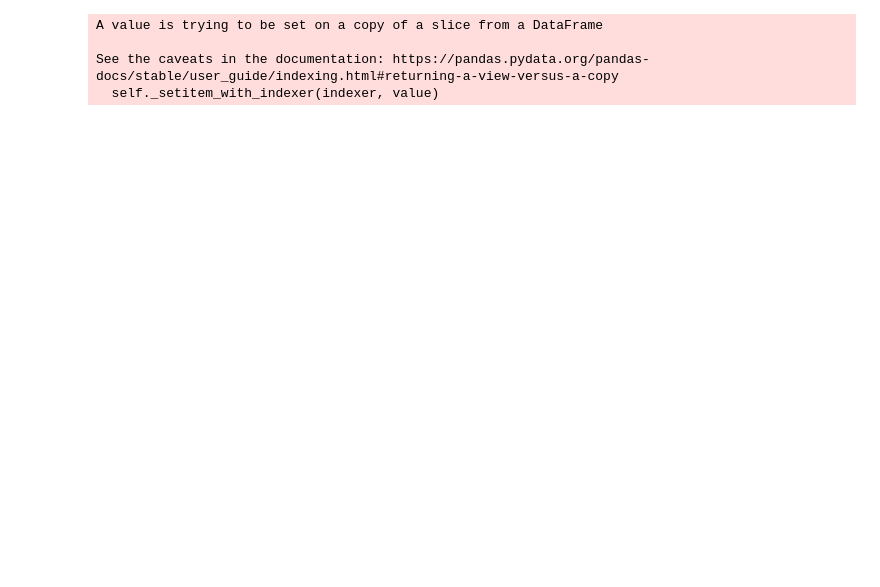
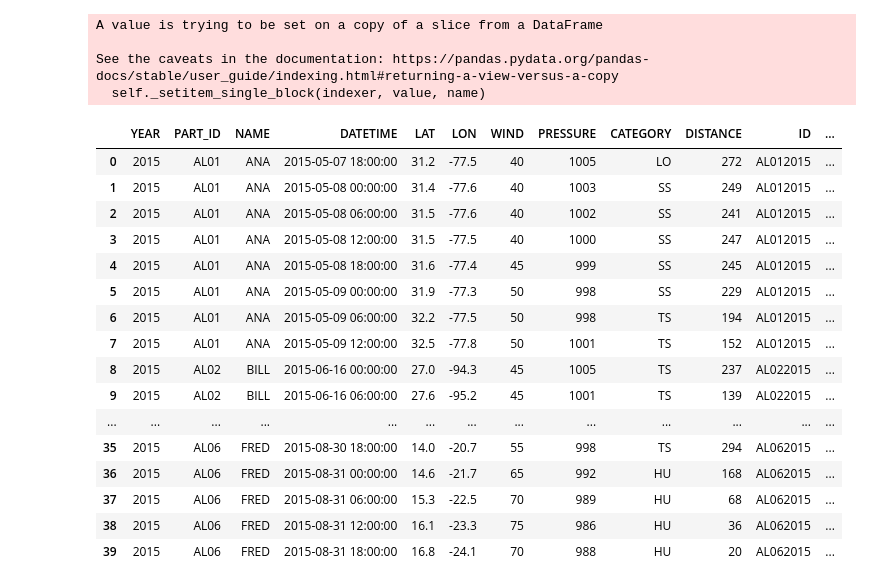
Before and after one commit to galenvincent/tc-wind-shear, a Jupyter notebook: ic_eda.ipynb, the cells around one changed output. Cells and saved outputs as stored; diff of their text form; code cells hidden in the pictures; blank space fills up the shorter version.

```diff
--- a/ic_eda.ipynb
+++ b/ic_eda.ipynb
@@ -33,9 +33,10 @@ total['NAME'].loc[total['NAME'].str.contains('UNNAMED')] = [name_convert[x] for
 total['ID'] = total['PART_ID'] + total['YEAR'].astype(str)
 hurdat_all = h.Hurdat(data = total)
 # Filter storms by minimum intensity of 50
-hurdat = hurdat_all.genesis_to_lysis_filter(minimum_wind = 50)
+hurdat = hurdat_all.genesis_to_lysis_filter(minimum_wind = 50, keep_leading_n = 5)
 # Add RI / RW labels to all storm observations
 hurdat.identify_events(threshold = 25, col_names = ['25+', '25-'])
+hurdat.identify_events(threshold = 20, col_names = ['20+', '20-'])
 hurdat.identify_events(threshold = 15, col_names = ['15+', '15-'])
 # Add 250 km from land restriction as a column
 hurdat.distance_to_land_label(min_distance = 250)
@@ -43,7 +44,27 @@ hurdat.distance_to_land_label(min_distance = 250)
 A value is trying to be set on a copy of a slice from a DataFrame
 
 See the caveats in the documentation: https://pandas.pydata.org/pandas-docs/stable/user_guide/indexing.html#returning-a-view-versus-a-copy
-  self._setitem_with_indexer(indexer, value)
+  self._setitem_single_block(indexer, value, name)
+# %%
+hurdat.storms.head(n = 40)
+# %% [output]
+|  | YEAR | PART_ID | NAME | DATETIME | LAT | LON | WIND | PRESSURE | CATEGORY | DISTANCE | ID | ... |
+| 0 | 2015 | AL01 | ANA | 2015-05-07 18:00:00 | 31.2 | -77.5 | 40 | 1005 | LO | 272 | AL012015 | ... |
+| 1 | 2015 | AL01 | ANA | 2015-05-08 00:00:00 | 31.4 | -77.6 | 40 | 1003 | SS | 249 | AL012015 | ... |
+| 2 | 2015 | AL01 | ANA | 2015-05-08 06:00:00 | 31.5 | -77.6 | 40 | 1002 | SS | 241 | AL012015 | ... |
+| 3 | 2015 | AL01 | ANA | 2015-05-08 12:00:00 | 31.5 | -77.5 | 40 | 1000 | SS | 247 | AL012015 | ... |
+| 4 | 2015 | AL01 | ANA | 2015-05-08 18:00:00 | 31.6 | -77.4 | 45 | 999 | SS | 245 | AL012015 | ... |
+| 5 | 2015 | AL01 | ANA | 2015-05-09 00:00:00 | 31.9 | -77.3 | 50 | 998 | SS | 229 | AL012015 | ... |
+| 6 | 2015 | AL01 | ANA | 2015-05-09 06:00:00 | 32.2 | -77.5 | 50 | 998 | TS | 194 | AL012015 | ... |
+| 7 | 2015 | AL01 | ANA | 2015-05-09 12:00:00 | 32.5 | -77.8 | 50 | 1001 | TS | 152 | AL012015 | ... |
+| 8 | 2015 | AL02 | BILL | 2015-06-16 00:00:00 | 27.0 | -94.3 | 45 | 1005 | TS | 237 | AL022015 | ... |
+| 9 | 2015 | AL02 | BILL | 2015-06-16 06:00:00 | 27.6 | -95.2 | 45 | 1001 | TS | 139 | AL022015 | ... |
+| ... | ... | ... | ... | ... | ... | ... | ... | ... | ... | ... | ... | ... |
+| 35 | 2015 | AL06 | FRED | 2015-08-30 18:00:00 | 14.0 | -20.7 | 55 | 998 | TS | 294 | AL062015 | ... |
+| 36 | 2015 | AL06 | FRED | 2015-08-31 00:00:00 | 14.6 | -21.7 | 65 | 992 | HU | 168 | AL062015 | ... |
+| 37 | 2015 | AL06 | FRED | 2015-08-31 06:00:00 | 15.3 | -22.5 | 70 | 989 | HU | 68 | AL062015 | ... |
+| 38 | 2015 | AL06 | FRED | 2015-08-31 12:00:00 | 16.1 | -23.3 | 75 | 986 | HU | 36 | AL062015 | ... |
+| 39 | 2015 | AL06 | FRED | 2015-08-31 18:00:00 | 16.8 | -24.1 | 70 | 988 | HU | 20 | AL062015 | ... |
 # %%
 hurdat.storms['15-25'] = (hurdat.storms['15+'] & (~hurdat.storms['25+']))
 hurdat.storms['m15-15'] = ~(hurdat.storms['25-'] | hurdat.storms['15-'] | hurdat.storms['15+'] | hurdat.storms['25+'])
```
Also changed, not shown: parts of 16 cells of this notebook, 4 other files.
